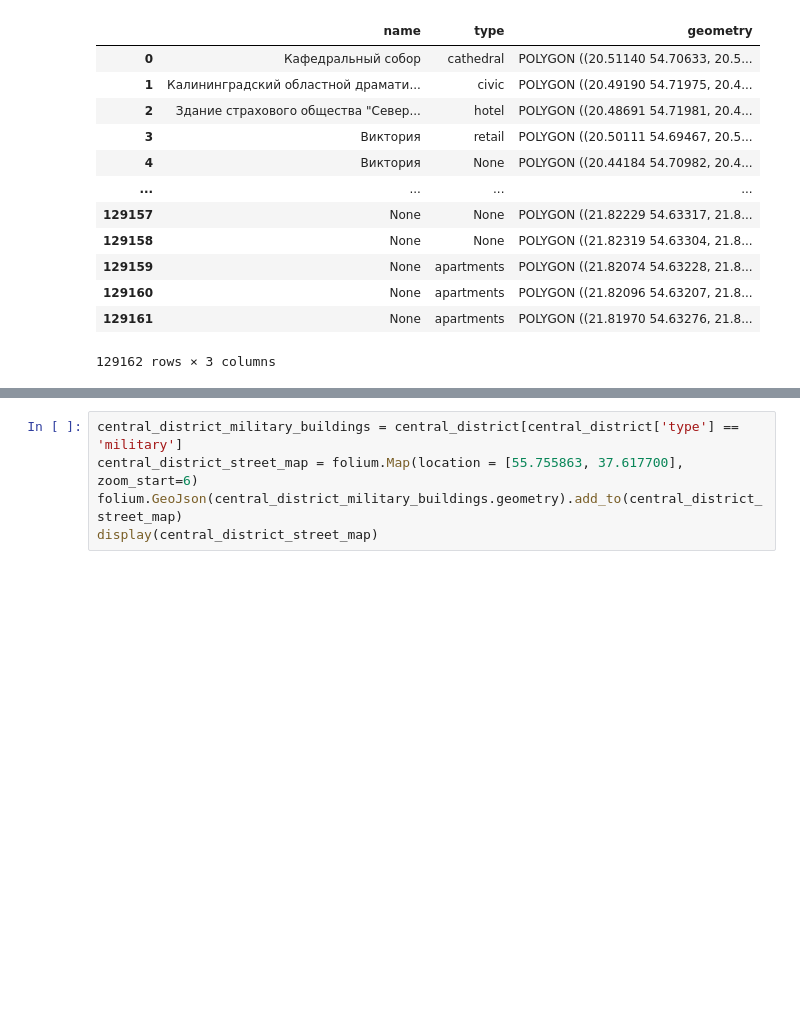
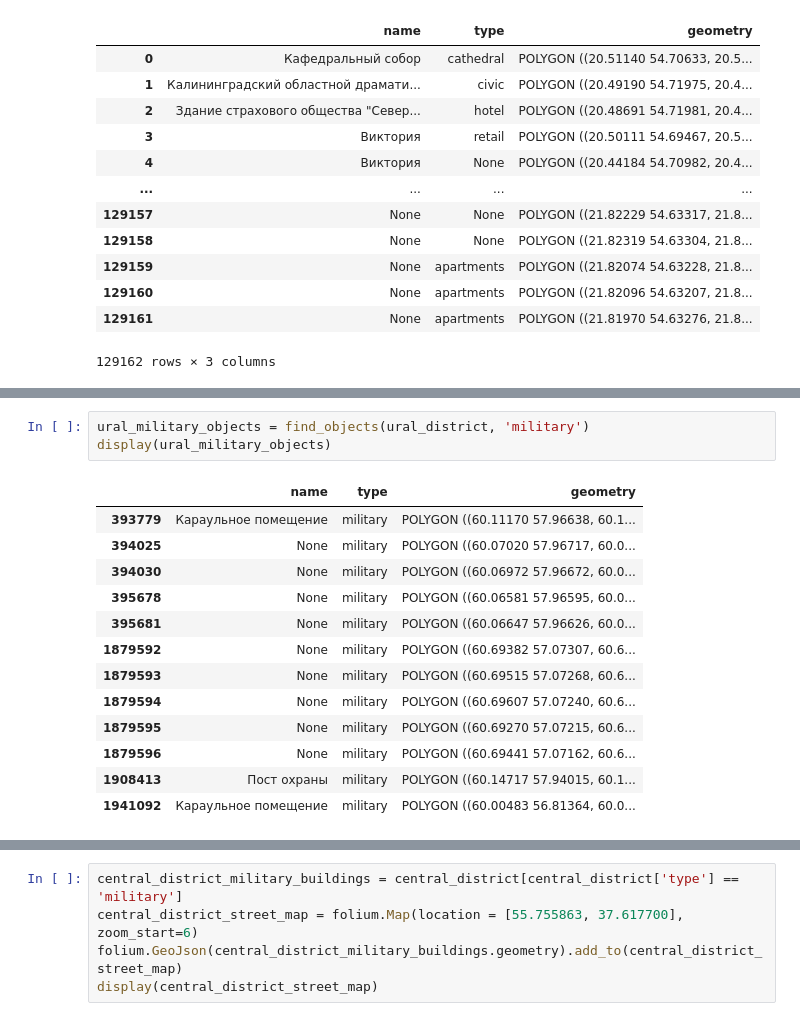
Before and after one commit to yuliiabosher/Map, a Jupyter notebook: Map.ipynb, the cells around one changed output, grey strips where cells are left out. Cells and saved outputs as stored; diff of their text form; blank space fills up the shorter version.

```diff
--- a/Map.ipynb
+++ b/Map.ipynb
@@ -204,0 +319,17 @@ display(kaliningrad_district)
+# %%
+ural_military_objects = find_objects(ural_district, 'military')
+display(ural_military_objects)
+# %% [output]
+|  | name | type | geometry |
+| 393779 | Караульное помещение | military | POLYGON ((60.11170 57.96638, 60.1... |
+| 394025 | None | military | POLYGON ((60.07020 57.96717, 60.0... |
+| 394030 | None | military | POLYGON ((60.06972 57.96672, 60.0... |
+| 395678 | None | military | POLYGON ((60.06581 57.96595, 60.0... |
+| 395681 | None | military | POLYGON ((60.06647 57.96626, 60.0... |
+| 1879592 | None | military | POLYGON ((60.69382 57.07307, 60.6... |
+| 1879593 | None | military | POLYGON ((60.69515 57.07268, 60.6... |
+| 1879594 | None | military | POLYGON ((60.69607 57.07240, 60.6... |
+| 1879595 | None | military | POLYGON ((60.69270 57.07215, 60.6... |
+| 1879596 | None | military | POLYGON ((60.69441 57.07162, 60.6... |
+| 1908413 | Пост охраны | military | POLYGON ((60.14717 57.94015, 60.1... |
+| 1941092 | Караульное помещение | military | POLYGON ((60.00483 56.81364, 60.0... |
```
Also changed, not shown: parts of 12 cells of this notebook.
